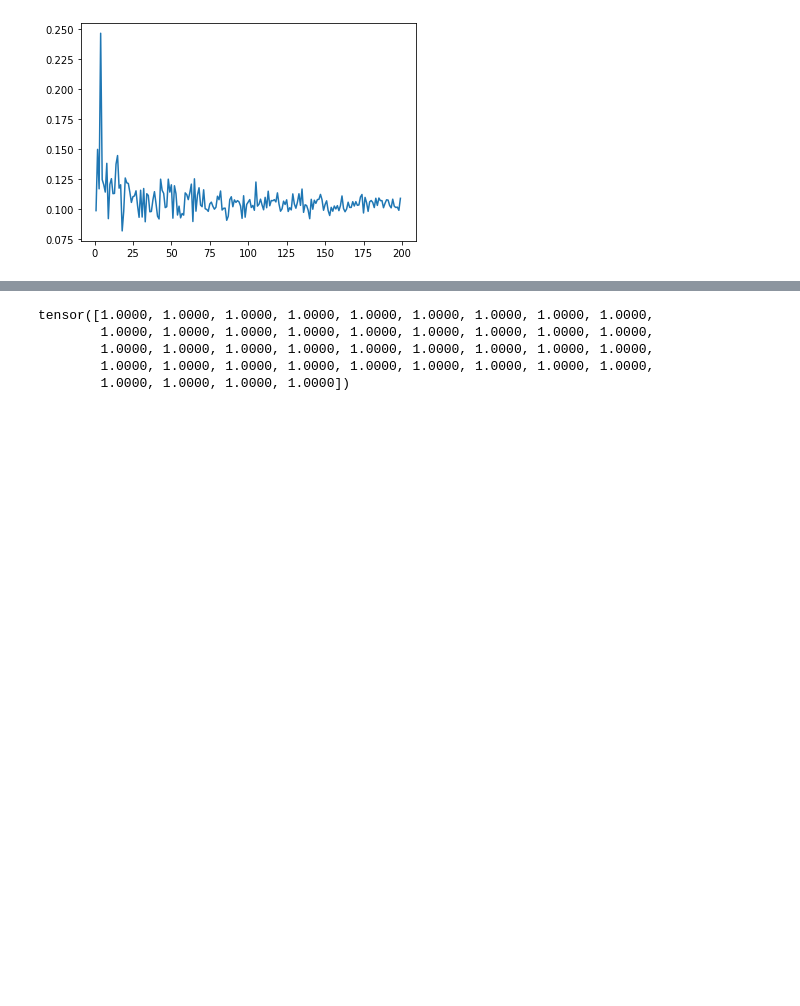
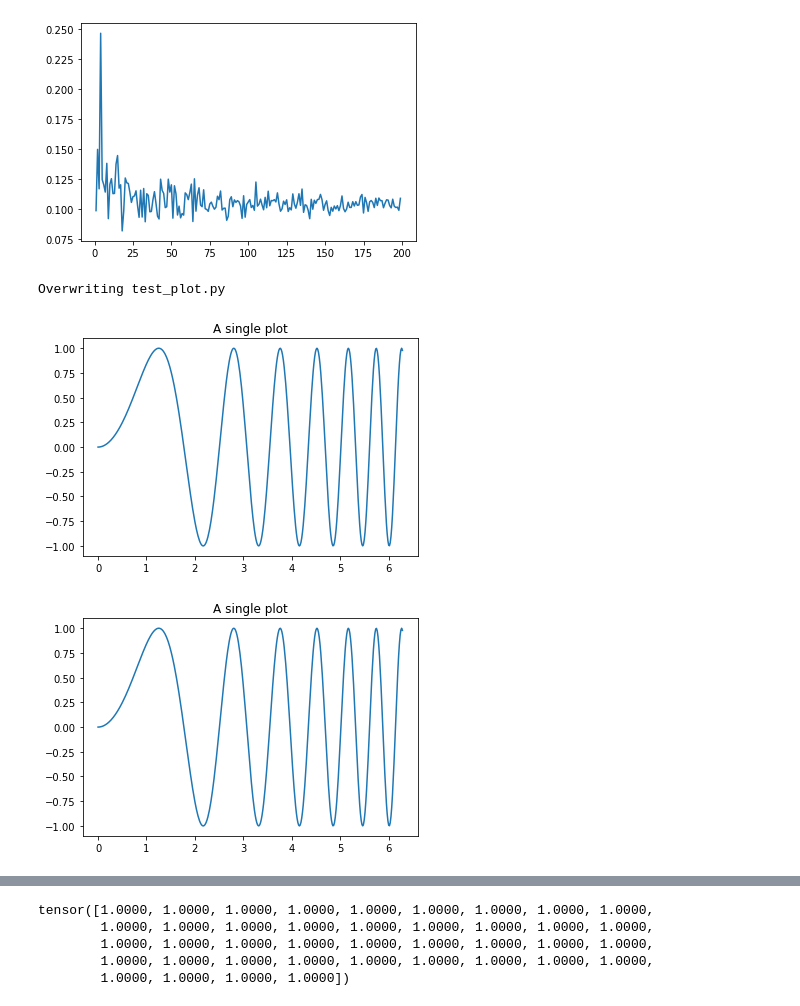
Before and after one commit to RobbenRibery/TimeSeries-Probalistic-TopDown-Drichilet, a Jupyter notebook: src/test.ipynb, the cells around one changed output, grey strips where cells are left out. Saved outputs shown, nothing was run; the diff lists cells and outputs as text; code cells hidden in the pictures; blank space fills up the shorter version.

```diff
--- a/src/test.ipynb
+++ b/src/test.ipynb
@@ -161,3 +267,27 @@ plt.show()
 #samples
 # %% [output]
 [figure]
+# %%
+%%writefile test_plot.py
+import matplotlib.pyplot as plt
+import numpy as np
+
+def main():
+    # Some example data to display
+    x = np.linspace(0, 2 * np.pi, 400)
+    y = np.sin(x ** 2)
+
+    fig, ax = plt.subplots()
+    ax.set_title('A single plot')
+    ax.plot(x, y)
+
+    return fig
+# %% [output]
+Overwriting test_plot.py
+# %%
+import test_plot
+
+test_plot.main()
+# %% [output]
+[figure, added]
+[figure, added]
```
Also changed, not shown: parts of 17 cells of this notebook, 14 other files.
